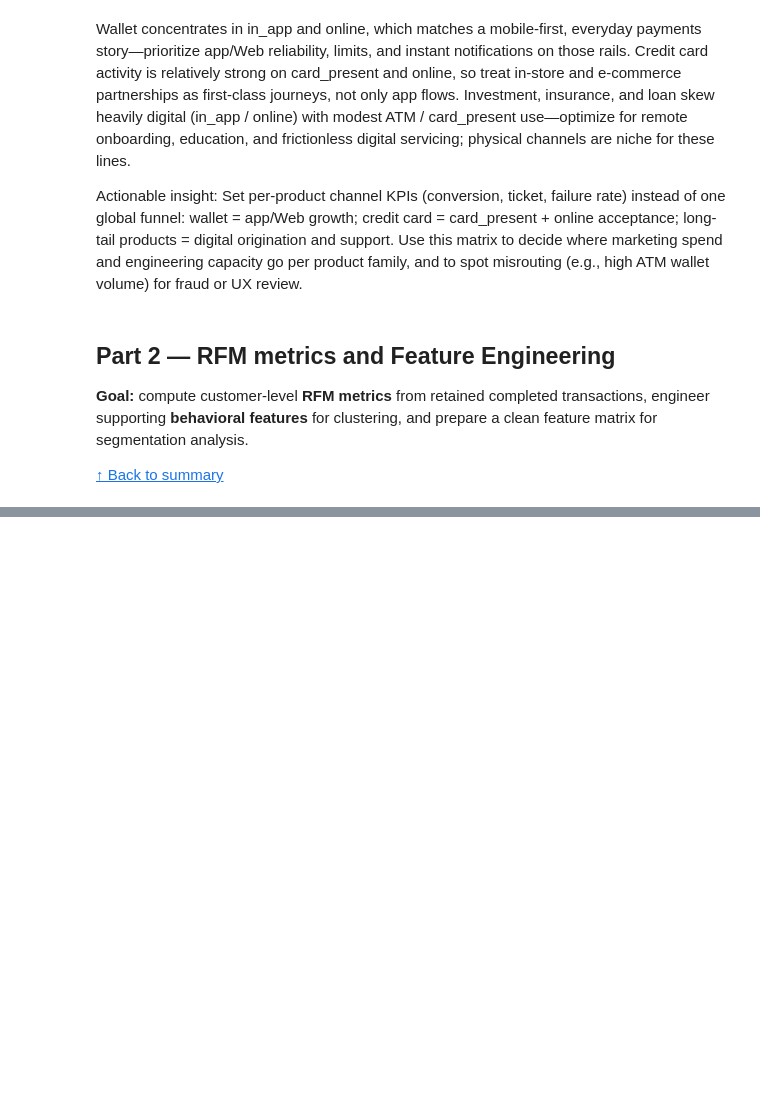
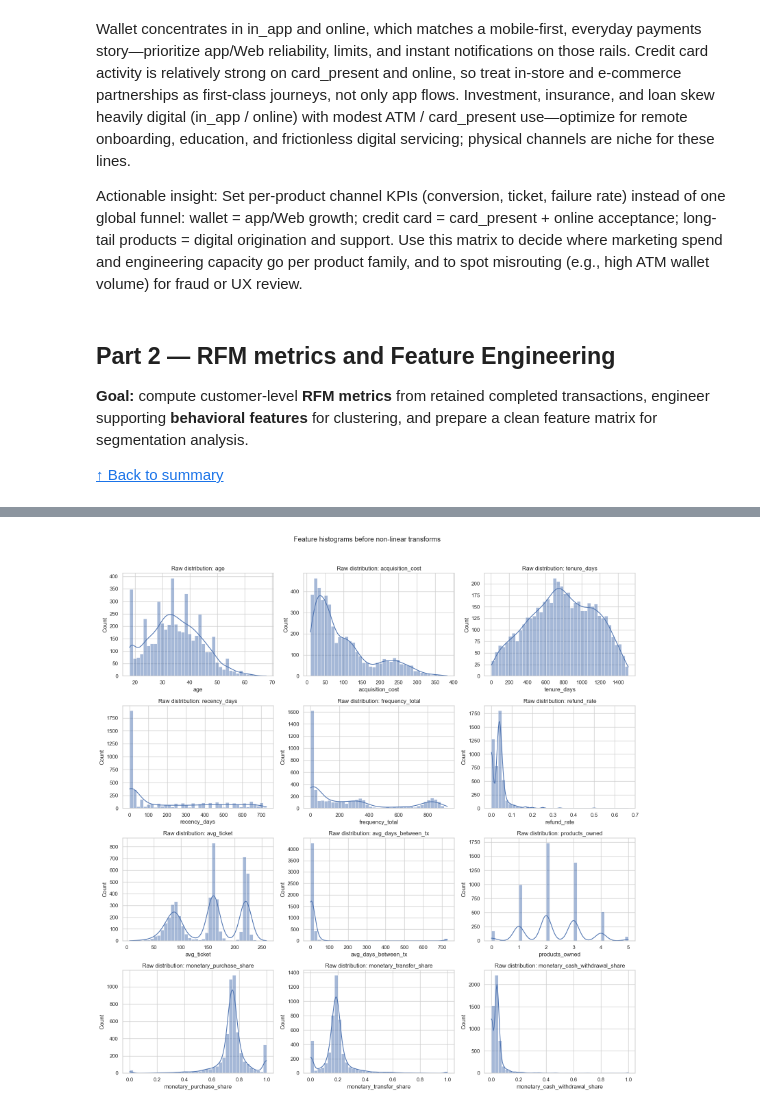
Before and after one commit to pauloabcalcada/fintech-ai-segmentation, a Jupyter notebook: notebooks/3.EDA_RFM_Clustering.ipynb, the cells around one changed output, grey strips where cells are left out. Cells and saved outputs as stored; diff of their text form; code cells hidden in the pictures; blank space fills up the shorter version.

```diff
--- a/notebooks/3.EDA_RFM_Clustering.ipynb
+++ b/notebooks/3.EDA_RFM_Clustering.ipynb
@@ -560,0 +530,20 @@ Fee + other types (mean residual vs monetary_total): 53395.380737100735
+# %%
+plot_cols = [c for c in feature_cols if c != "customer_id"]
+if plot_cols:
+    n_cols = 3
+    n_rows = int(np.ceil(len(plot_cols) / n_cols))
+    fig, axes = plt.subplots(n_rows, n_cols, figsize=(16, 4 * n_rows))
+    axes = np.array(axes).reshape(-1)
+
+    for i, col in enumerate(plot_cols):
+        sns.histplot(df_clustering[col].dropna(), bins=40, kde=True, ax=axes[i])
+        axes[i].set_title(f"Raw distribution: {col}")
+
+    for j in range(len(plot_cols), len(axes)):
+        axes[j].axis("off")
+
+    plt.suptitle("Feature histograms before non-linear transforms", y=1.02)
+    plt.tight_layout()
+    plt.show()
+# %% [output]
+[figure, added]
```
Also changed, not shown: parts of 34 cells of this notebook, 5 other files.
